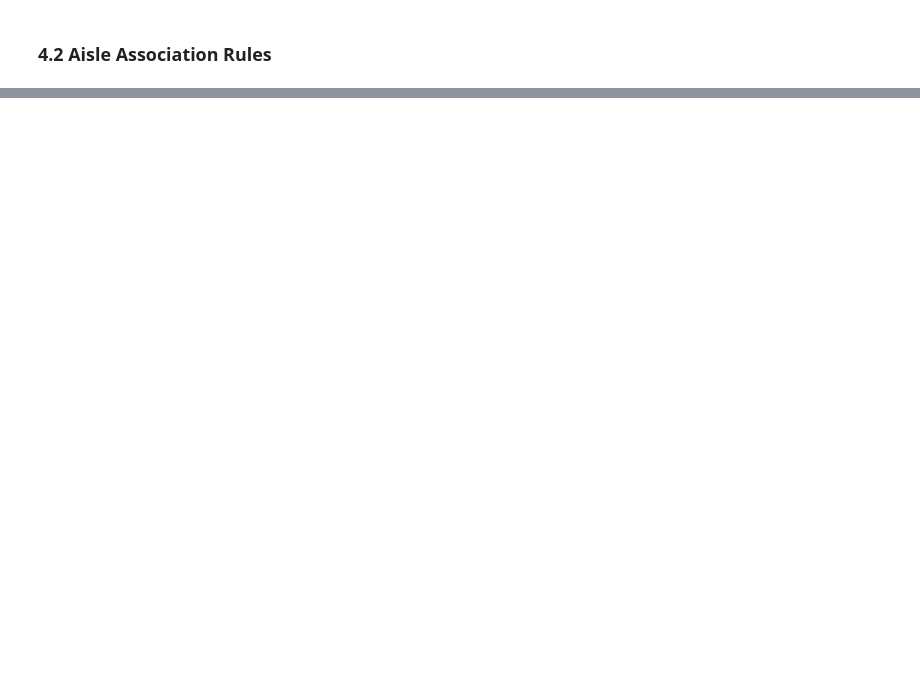
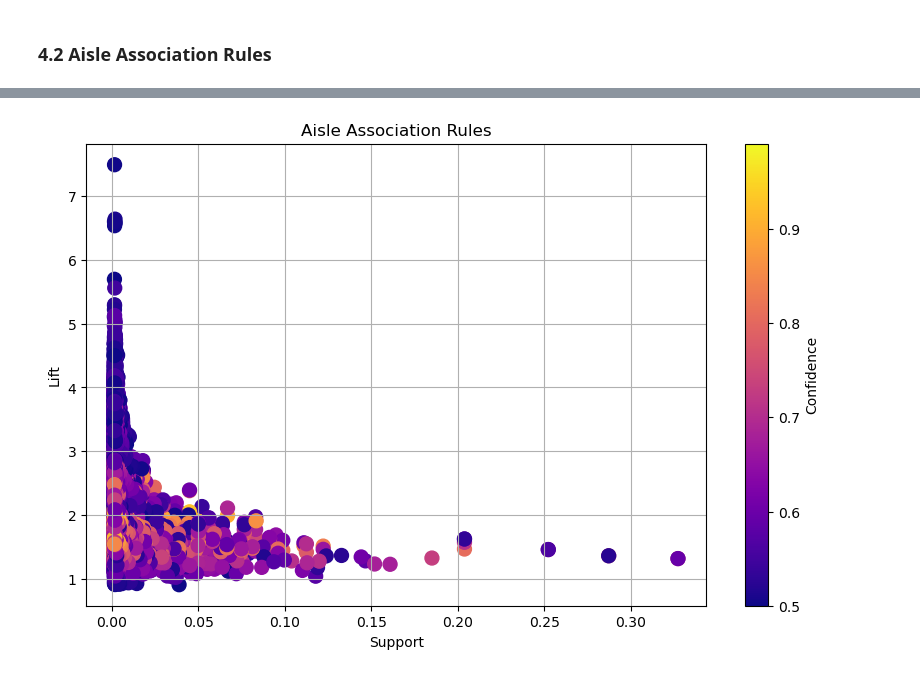
Before and after one commit to ArturoGarzaTec/TC3002B.504_Equipo6, a Jupyter notebook: RA.ipynb, the cells around one changed output, grey strips where cells are left out. Drawn from its saved outputs; the diff is of its cells as text; code cells hidden in the pictures; blank space fills up the shorter version.

```diff
--- a/RA.ipynb
+++ b/RA.ipynb
@@ -137,0 +221,14 @@ department_rules.describe()
+# %%
+filter_aisle_rules = aisle_rules[aisle_rules['lift'] < 15]
+# %%
+# Create the scatter plot
+plt.figure(figsize=(10, 6))
+scatter = plt.scatter(filter_aisle_rules['support'], filter_aisle_rules['lift'], c=filter_aisle_rules['confidence'], cmap='plasma', s=100)
+plt.colorbar(scatter, label='Confidence')
+plt.xlabel('Support')
+plt.ylabel('Lift')
+plt.title('Aisle Association Rules')
+plt.grid(True)
+plt.show()
+# %% [output]
+[figure, added]
```
Also changed, not shown: parts of 13 cells of this notebook.
